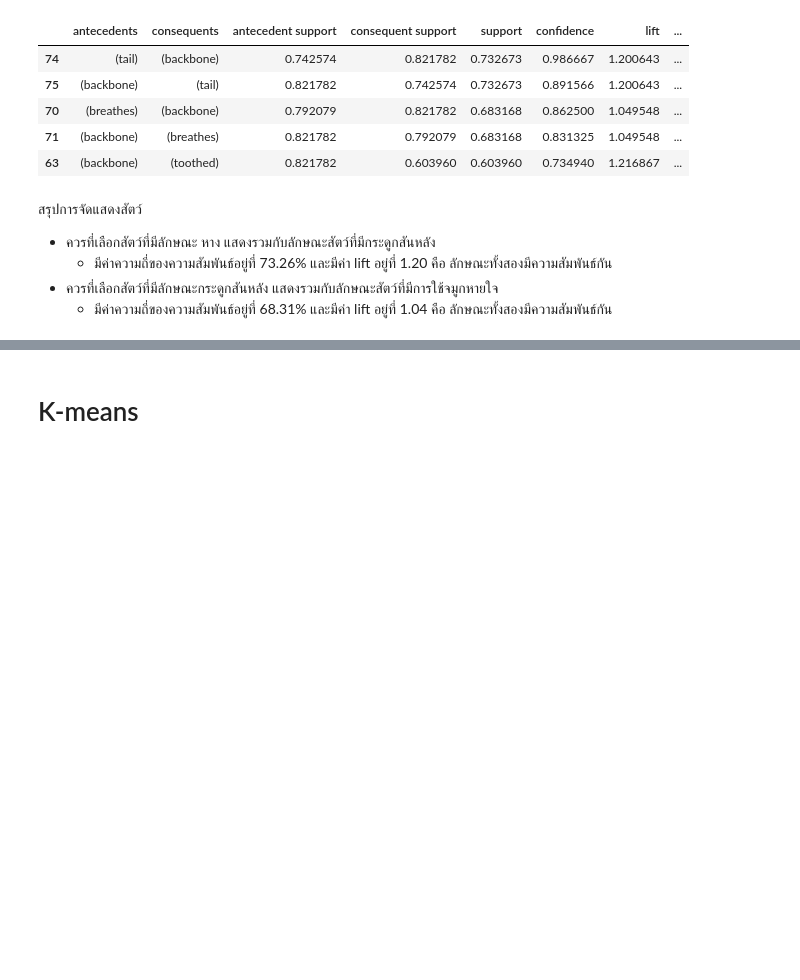
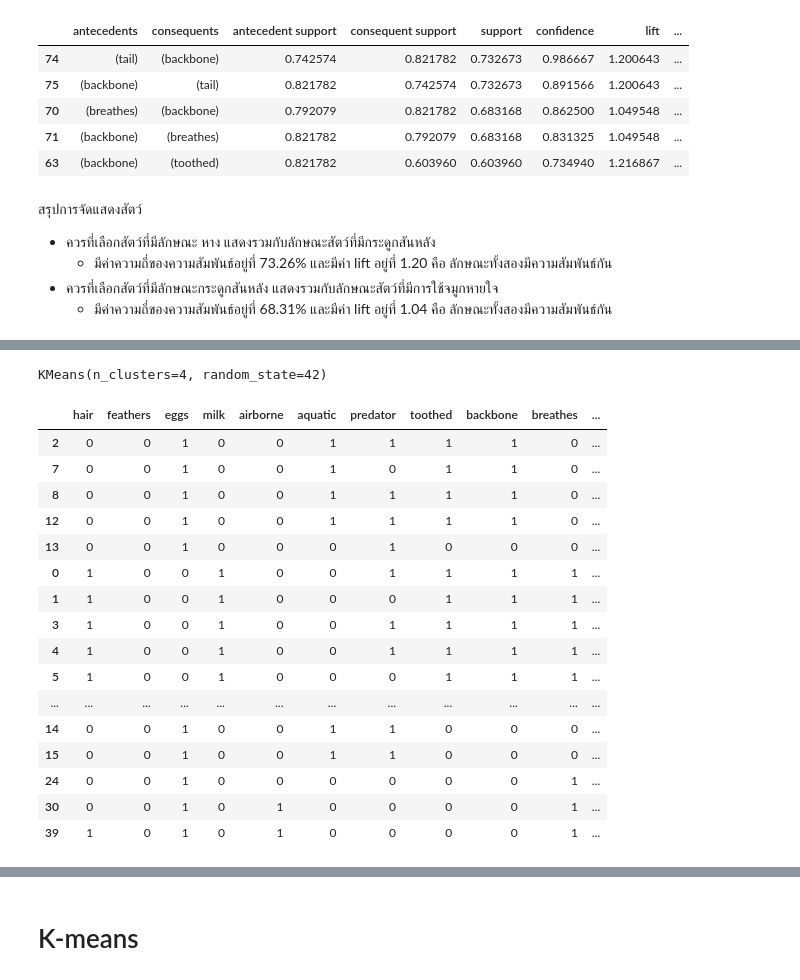
Before and after one commit to TungSoPon/bsc_dpdm22, a Jupyter notebook: Project_DataMining.ipynb, the cells around one changed output, grey strips where cells are left out. Cells and saved outputs as stored; diff of their text form; code cells hidden in the pictures; blank space fills up the shorter version.

```diff
--- a/Project_DataMining.ipynb
+++ b/Project_DataMining.ipynb
@@ -320,0 +408,7 @@ rules.sort_values('support', ascending=False).head(5)
+# %%
+kmeans=KMeans(n_clusters=4,init="k-means++",n_init=10,tol=1e-04,random_state=42)
+kmeans.fit(X)
+clusters=pd.DataFrame(X,columns=data_zoo3.columns)
+clusters['label']=kmeans.labels_
+polar=clusters.groupby("label").mean().reset_index()
+polar=pd.melt(polar,id_vars=["label"])
@@ -320,0 +420,31 @@ rules.sort_values('support', ascending=False).head(5)
+# %%
+# สร้างตัวแบบ
+clf_final=KMeans(n_clusters=4,init='k-means++',random_state=42)
+clf_final.fit(X)
+# %% [output]
+KMeans(n_clusters=4, random_state=42)
+# %%
+# ทำนายกลุ่มข้อมูล
+data_zoo3["Clusters"]=clf_final.predict(X)
+# %%
+# Summary of Clusters  เเสดงเเค่ Top - 5
+cluster_summary=pd.concat([data_zoo3[data_zoo3["Clusters"]==3].head(5),data_zoo3[data_zoo3["Clusters"]==2].head(5),data_zoo3[data_zoo3["Clusters"]==1].head(5),data_zoo3[data_zoo3["Clusters"]==0].head(5)])
+cluster_summary
+# %% [output]
+|  | hair | feathers | eggs | milk | airborne | aquatic | predator | toothed | backbone | breathes | ... |
+| 2 | 0 | 0 | 1 | 0 | 0 | 1 | 1 | 1 | 1 | 0 | ... |
+| 7 | 0 | 0 | 1 | 0 | 0 | 1 | 0 | 1 | 1 | 0 | ... |
+| 8 | 0 | 0 | 1 | 0 | 0 | 1 | 1 | 1 | 1 | 0 | ... |
+| 12 | 0 | 0 | 1 | 0 | 0 | 1 | 1 | 1 | 1 | 0 | ... |
+| 13 | 0 | 0 | 1 | 0 | 0 | 0 | 1 | 0 | 0 | 0 | ... |
+| 0 | 1 | 0 | 0 | 1 | 0 | 0 | 1 | 1 | 1 | 1 | ... |
+| 1 | 1 | 0 | 0 | 1 | 0 | 0 | 0 | 1 | 1 | 1 | ... |
+| 3 | 1 | 0 | 0 | 1 | 0 | 0 | 1 | 1 | 1 | 1 | ... |
+| 4 | 1 | 0 | 0 | 1 | 0 | 0 | 1 | 1 | 1 | 1 | ... |
+| 5 | 1 | 0 | 0 | 1 | 0 | 0 | 0 | 1 | 1 | 1 | ... |
+| ... | ... | ... | ... | ... | ... | ... | ... | ... | ... | ... | ... |
+| 14 | 0 | 0 | 1 | 0 | 0 | 1 | 1 | 0 | 0 | 0 | ... |
+| 15 | 0 | 0 | 1 | 0 | 0 | 1 | 1 | 0 | 0 | 0 | ... |
+| 24 | 0 | 0 | 1 | 0 | 0 | 0 | 0 | 0 | 0 | 1 | ... |
+| 30 | 0 | 0 | 1 | 0 | 1 | 0 | 0 | 0 | 0 | 1 | ... |
+| 39 | 1 | 0 | 1 | 0 | 1 | 0 | 0 | 0 | 0 | 1 | ... |
```
Also changed, not shown: parts of 12 cells of this notebook.
